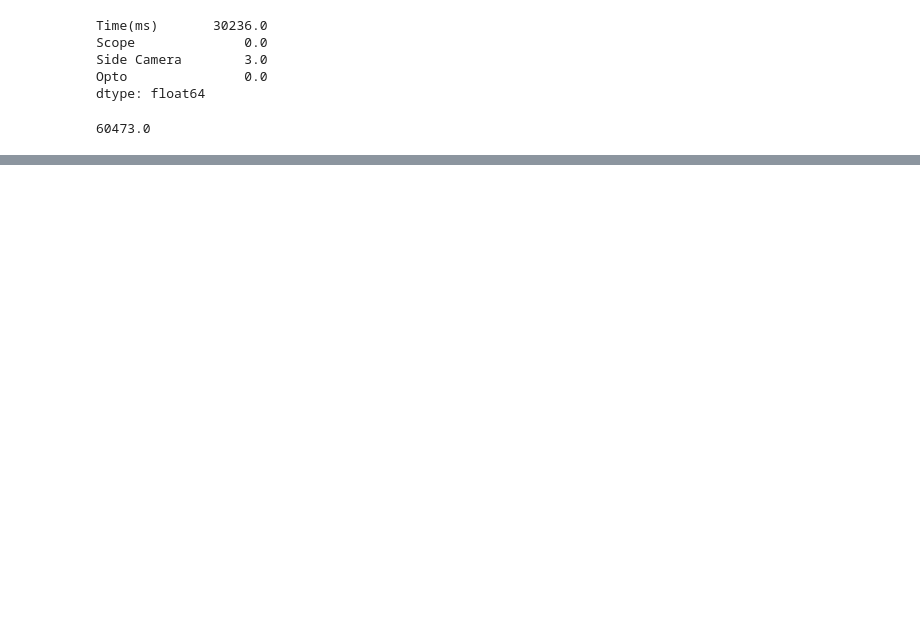
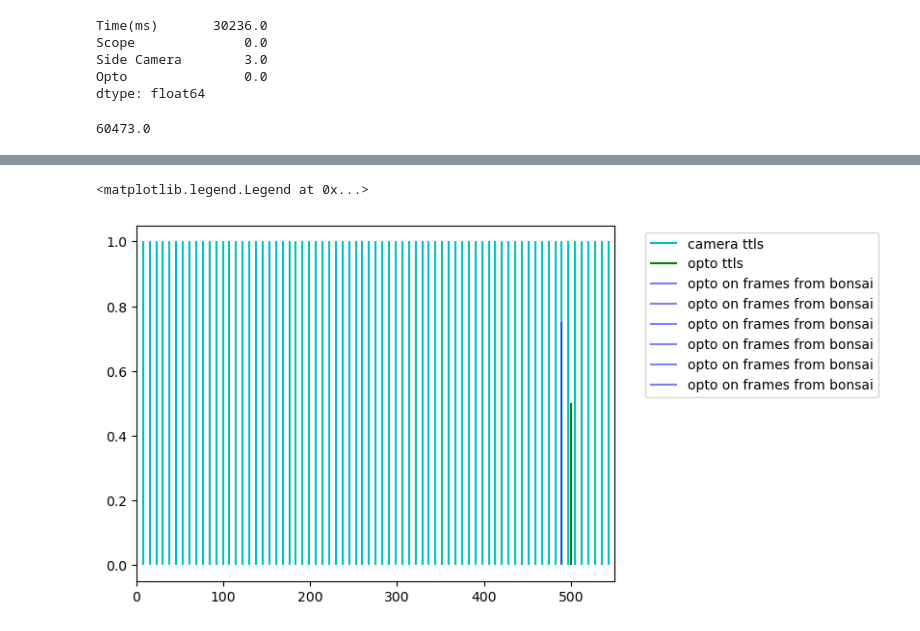
Before and after one commit to ptarabishi/maui_codebook, a Jupyter notebook: notebooks/2026_02_05_timesynch.ipynb, the cells around one changed output, grey strips where cells are left out. Saved outputs shown, nothing was run; the diff lists cells and outputs as text; code cells hidden in the pictures; blank space fills up the shorter version.

```diff
--- a/notebooks/2026_02_05_timesynch.ipynb
+++ b/notebooks/2026_02_05_timesynch.ipynb
@@ -178,0 +227,12 @@ opto_frames = []
+# %%
+# what about frame index
+on_frames # = [frame1, frame2, ...]
+plt.vlines(camera_timestamps_ttl, color='c', ymin=0, ymax=1, label='camera ttls')
+plt.vlines(opto_timestamps_ttl, color='g', ymin=0, ymax=0.5, label='opto ttls')
+for i in on_frames:
+    plt.vlines(camera_timestamps_ttl[i], color='b', ymin=0, ymax=0.75, alpha=0.5, label='opto on frames from bonsai')
+plt.xlim(0,550)
+plt.legend(bbox_to_anchor=(1.05, 1), loc=2)
+# %% [output]
+<matplotlib.legend.Legend at 0x...>
+[figure, added]
```
Also changed, not shown: parts of 19 cells of this notebook.
